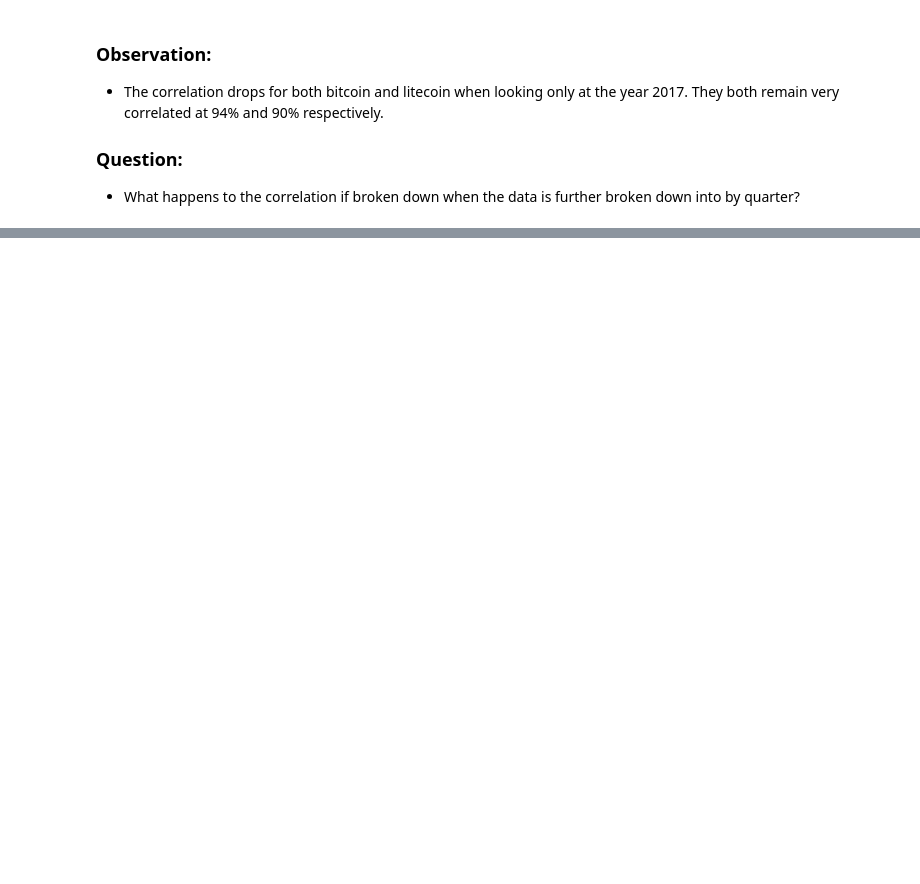
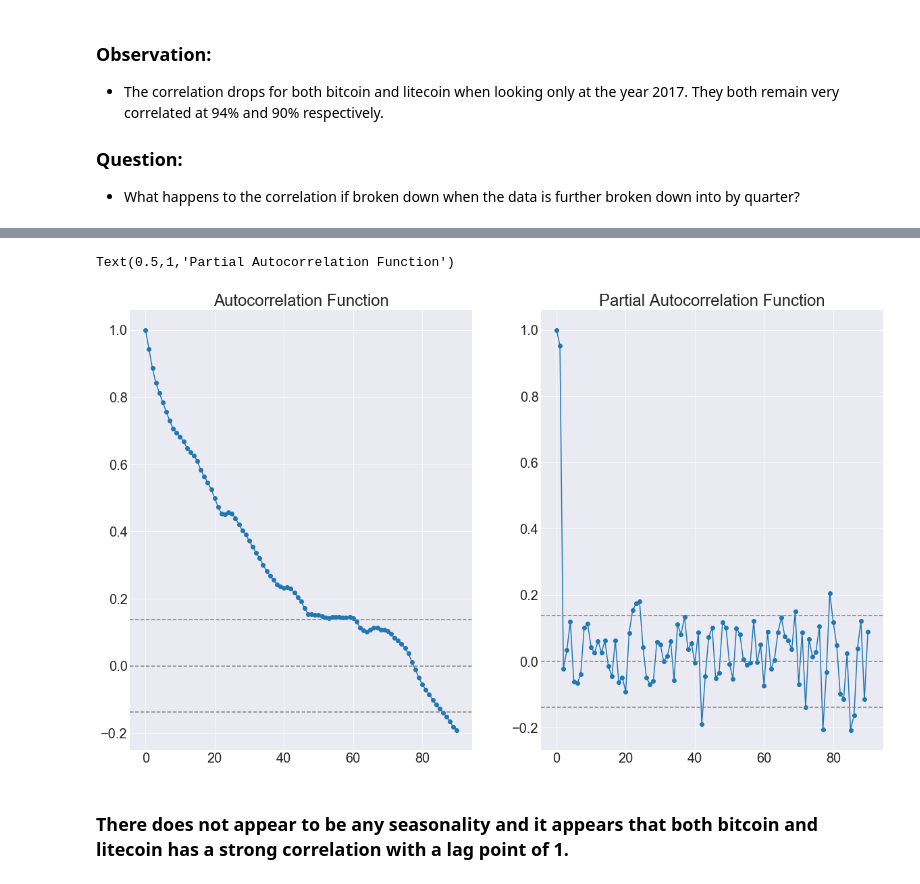
Before and after one commit to racineda/data-science-career-track, a Jupyter notebook: capstone-1-project/racine-david-capstone1.ipynb, the cells around one changed output, grey strips where cells are left out. Saved outputs shown, nothing was run; the diff lists cells and outputs as text; code cells hidden in the pictures; blank space fills up the shorter version.

```diff
--- a/capstone-1-project/racine-david-capstone1.ipynb
+++ b/capstone-1-project/racine-david-capstone1.ipynb
@@ -650,0 +711,26 @@ plt.show()
+# %%
+#
+# Plot the acf and pacf.
+#
+ltc_lag_acf = acf(ltc_log, nlags=90)
+ltc_lag_pacf = pacf(ltc_log, nlags=90, method='ols')
+
+plt.figure(figsize=(20, 12))
+plt.subplot(121)
+plt.plot(ltc_lag_acf, marker='o')
+plt.axhline(y=0,linestyle='--',color='gray')
+plt.axhline(y=-1.96/np.sqrt(len(ltc_log)),linestyle='--',color='gray')
+plt.axhline(y=1.96/np.sqrt(len(ltc_log)),linestyle='--',color='gray')
+plt.title('Autocorrelation Function')
+
+plt.subplot(122)
+plt.plot(ltc_lag_pacf, marker='o')
+plt.axhline(y=0,linestyle='--',color='gray')
+plt.axhline(y=-1.96/np.sqrt(len(ltc_log)),linestyle='--',color='gray')
+plt.axhline(y=1.96/np.sqrt(len(ltc_log)),linestyle='--',color='gray')
+plt.title('Partial Autocorrelation Function')
+# %% [output]
+Text(0.5,1,'Partial Autocorrelation Function')
+[figure, added]
+# %% [markdown]
+### There does not appear to be any seasonality and it appears that both bitcoin and litecoin has a strong correlation with a lag point of 1.
```
Also changed, not shown: parts of 38 cells of this notebook, 1 other file.
